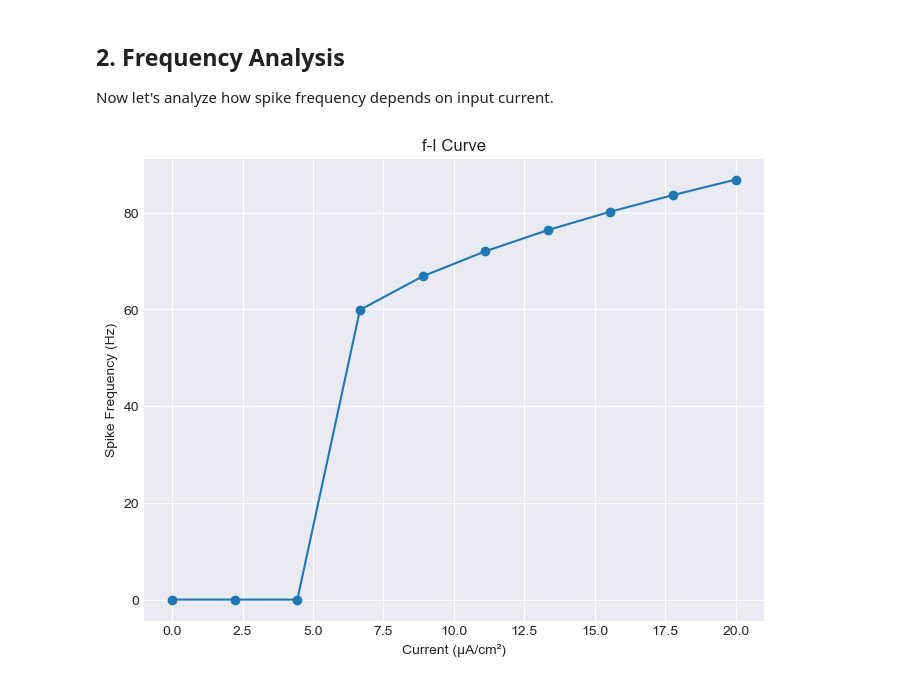
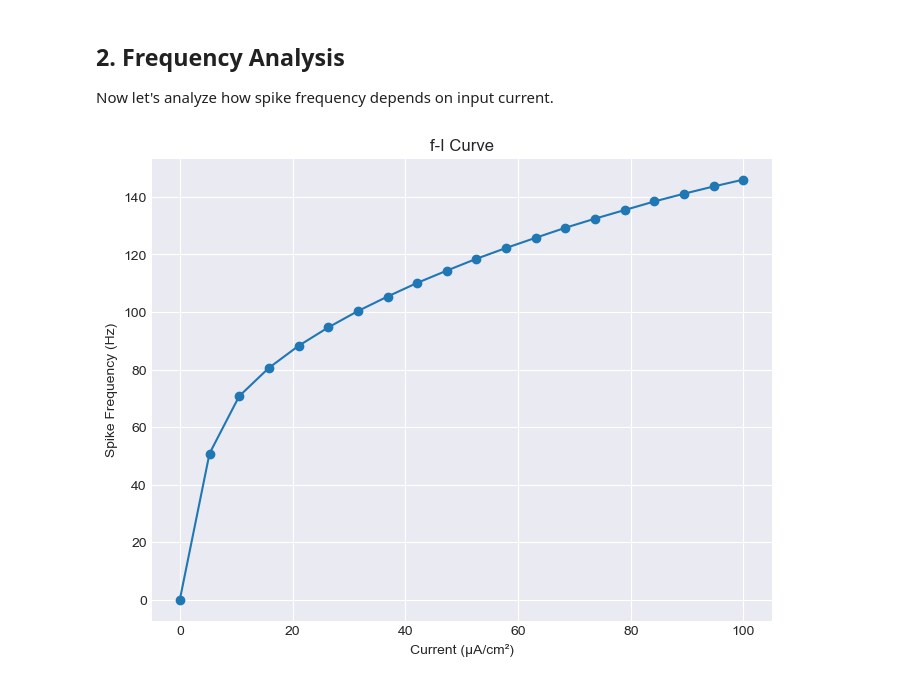
Before and after one commit to ajfranck/hodgkin-huxley, a Jupyter notebook: notebooks/spike_analysis.ipynb, the cells around one changed output. Drawn from its saved outputs; the diff is of its cells as text; code cells hidden in the pictures.

```diff
--- a/notebooks/spike_analysis.ipynb
+++ b/notebooks/spike_analysis.ipynb
@@ -19,7 +19,7 @@ plt.style.use('seaborn-darkgrid')
 
 Let's examine how the neuron responds to sustained current input.
 # %%
-def sustained_current(t, amplitude=10, start=5):
+def sustained_current(t, amplitude=50, start=5):
     """Generate a sustained current step."""
     return amplitude if t >= start else 0
 
@@ -56,32 +56,32 @@ def calculate_spike_frequency(V, t, threshold=-20):
     spikes = np.where((V[1:] >= threshold) & (V[:-1] < threshold))[0]
 
     if len(spikes) < 2:
         return 0
 
     # Calculate intervals between spikes
     intervals = np.diff(t[spikes])
 
     # Return frequency in Hz (converting from ms to s)
     return 1000 / np.mean(intervals)
 
 # Test range of current amplitudes
-current_range = np.linspace(0, 20, 10)
+current_range = np.linspace(0, 100, 20)
 frequencies = []
 
 for I in current_range:
     model.reset_state()
     t, V, n, m, h = model.simulate([0, 100], I_ext_func=lambda t: sustained_current(t, amplitude=I))
     freq = calculate_spike_frequency(V, t)
     frequencies.append(freq)
 
 # Plot f-I curve
 plt.figure(figsize=(8, 6))
 plt.plot(current_range, frequencies, 'o-')
 plt.xlabel('Current (μA/cm²)')
 plt.ylabel('Spike Frequency (Hz)')
 plt.title('f-I Curve')
 plt.grid(True)
 plt.savefig('../data/results/f-I_curve.png')
 plt.show()
 # %% [output]
-[figure, old version]
+[figure, new version]
```
Also changed, not shown: parts of 1 cell of this notebook, 11 other files.
